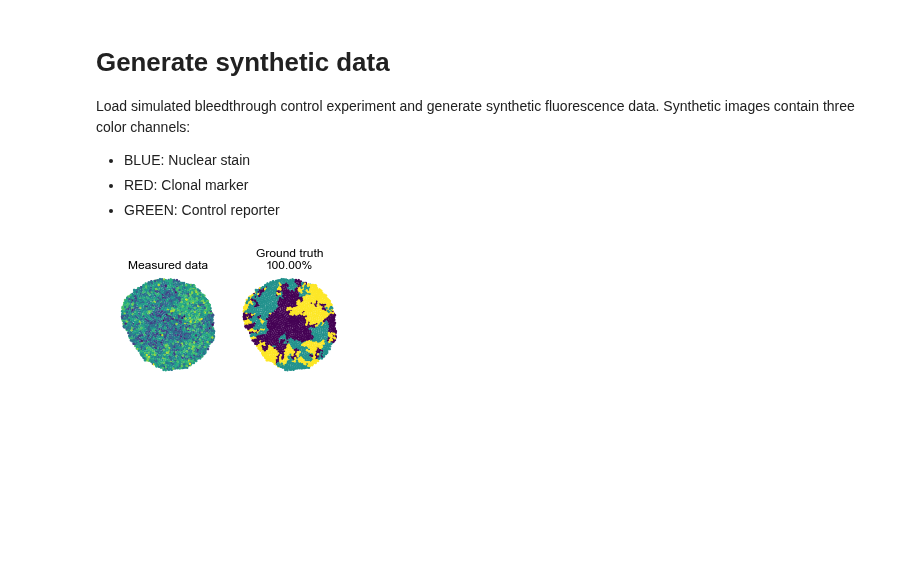
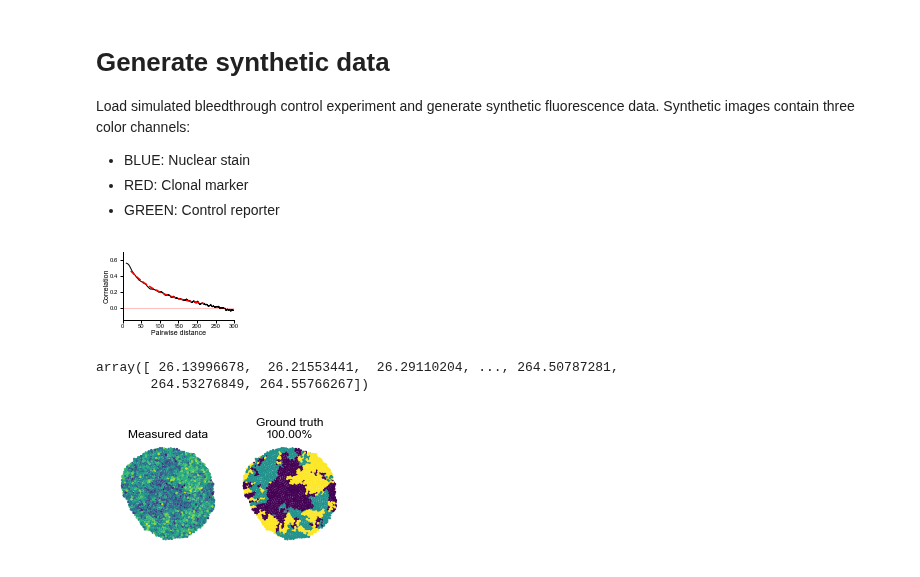
Before and after one commit to sbernasek/flyqma, a Jupyter notebook: notebooks/figures/working_scheme-Copy2.ipynb, the cells around one changed output. Cells and saved outputs as stored; diff of their text form; code cells hidden in the pictures; blank space fills up the shorter version.

Commit message:
added correlations

```diff
--- a/notebooks/figures/working_scheme-Copy2.ipynb
+++ b/notebooks/figures/working_scheme-Copy2.ipynb
@@ -39,7 +37,7 @@ Load simulated bleedthrough control experiment and generate synthetic fluorescen
    - RED: Clonal marker
    - GREEN: Control reporter
 # %%
-ambiguity = 0.5
+ambiguity = 0.3
 
 sweep = Sweep.load('../../../data/synthetic/sweeps/Sweep_181201_191516/')
 simulation = sweep[415]
@@ -63,6 +61,22 @@ def plot(ax, labels, label):
     ax.set_title('{:s}\n{:0.2%}'.format(label, score(ground_truth, labels)))
     ax.axis('off')
     ax.set_aspect(1)
+# %%
+correlation = graph.get_correlations('clonal_marker')
+#correlation.histogram_distances(bins=100)
+#correlation.histogram_fluctuations(bins=100)
+correlation.visualize(window_size=500, max_distance=300)
+
+from clones.annotation.spatial.correlation import CharacteristicLength
+char = CharacteristicLength(correlation)
+char.plot_fit(ax=plt.gca(), color='r', linestyle='--')
+# %% [output]
+[figure, added]
+# %%
+xdecay
+# %% [output]
+array([ 26.13996678,  26.21553441,  26.29110204, ..., 264.50787281,
+       264.53276849, 264.55766267])
 # %%
 fig, (ax0, ax1) = plt.subplots(ncols=2, figsize=(4,2))
 
```
Also changed, not shown: parts of 3 cells of this notebook, 5 other files.
